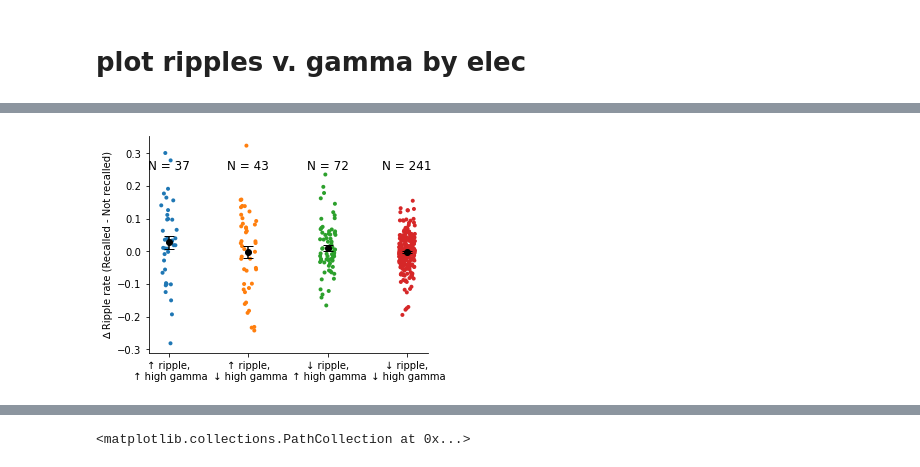
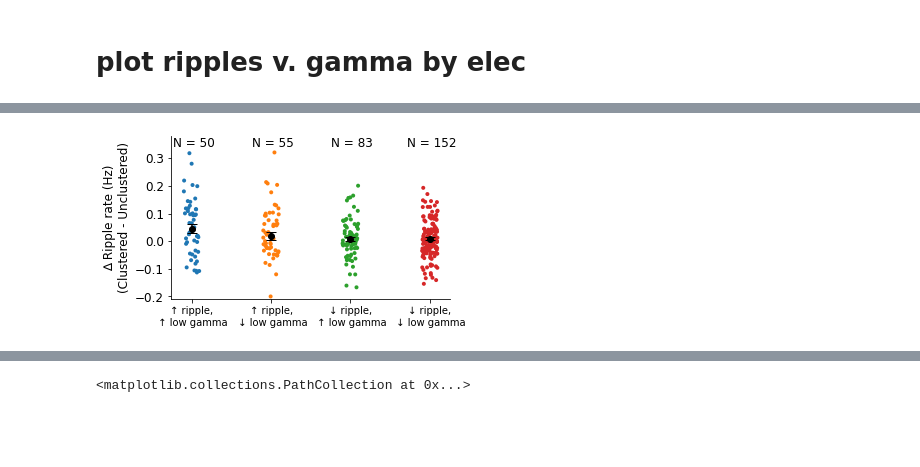
Before and after one commit to jjsakon/SWRrefactored, a Jupyter notebook: code/rippleVsGammaByElectrode.ipynb, the cells around one changed output, grey strips where cells are left out. Cells and saved outputs as stored; diff of their text form; code cells hidden in the pictures; blank space fills up the shorter version.

```diff
--- a/code/rippleVsGammaByElectrode.ipynb
+++ b/code/rippleVsGammaByElectrode.ipynb
@@ -41,14 +41,14 @@ The autoreload extension is already loaded. To reload it, use:
   %reload_ext autoreload
 # %%
 # for now the plotting code only works with one region at a time
-region_name = ['ENT'] # ['ENT'] # ['AMY'] ['HPC']
-subregion = [''] #['ca1'] # can use [''] to select ALL subregions
+region_name = ['HPC'] # ['ENT'] # ['AMY'] ['HPC']
+subregion = ['ca1'] #['ca1'] # can use [''] to select ALL subregions
 task = 'catFR1' # 'catFR1'
 savePath = f'{base}/figures/'
 
 # 1 for encoding, 0 for recall
 encoding_mode_arr = [0] #,1] #[0,1]
-freq_range_str_arr = [[2,4]] #,[7,9],[33.5,75],[80,120]] #[[33.5,75],[80,120]] #,[2,4],[7,9]] # [80,178]
+freq_range_str_arr = [[2,4],[7,9]] #,[7,9],[33.5,75],[80,120]] #[[33.5,75],[80,120]] #,[2,4],[7,9]] # [80,178]
 # these were selecetd to avoid 60 and 120 Hz using np.logspace(np.log10(30),np.log10(75),10)
 
 fs = 500 # sampling rate for raw data and ripples from createEventsForDF.py
@@ -524,9 +527,9 @@ a=1;
 # Define quadrants
 
 # 1 for low_gamma, 2 for high_gamma, 3 for high:low difference
-low_gamma_on = 2
+low_gamma_on = 1
 # 1 for clust v. not clust; 2 for recalled v. not recalled
-clust_or_recalled = 2
+clust_or_recalled = 1
 
 if low_gamma_on == 1:
     quadrant_1 = (sub_low_gamma_elecs > mean_low_gamma + num_sd_line * std_low_gamma) & \
@@ -567,9 +570,6 @@ elif low_gamma_on == 3:
     quadrant_4 = (high_low_gamma_diff < mean_diff + num_sd_line * std_diff) & \
                  (sub_ripple_elecs < mean_ripple + num_sd_line * std_ripple)
     label4 = '↓ ripple,\n ↓ diff'
-stats_labels = [
-    label.replace('↑', 'High').replace('↓', 'Low').replace(',\n ', ' ')
-    for label in labels]
 
 # Initialize lists to store delta ripple rates for each quadrant
 delta_ripple_quadrant_1 = []
@@ -622,37 +622,42 @@ delta_ripple_data = (
 )
 
 labels = (
     [label1] * len(delta_ripple_quadrant_1) +
     [label2] * len(delta_ripple_quadrant_2) +
     [label3] * len(delta_ripple_quadrant_3) +
     [label4] * len(delta_ripple_quadrant_4)
 )
+stats_labels = [
+    label.replace('↑', 'High').replace('↓', 'Low').replace(',\n ', ' ') for label in labels
+]
 
 # Plot the swarm plot
-fig, ax = plt.subplots(figsize=(5, 4))
+fig, ax = plt.subplots(figsize=(5, 3))
 sb.stripplot(x=labels, y=delta_ripple_data, ax=ax, size=4)
 
 # Plot the means and SEs over the swarm plot
 means = [mean_quadrant_1, mean_quadrant_2, mean_quadrant_3, mean_quadrant_4]
 ses = [se_quadrant_1, se_quadrant_2, se_quadrant_3, se_quadrant_4]
 x_positions = [0, 1, 2, 3]
 
 ax.errorbar(x_positions, means, yerr=ses, fmt='o', color='black', capsize=5, zorder=10)
 
 # Add "N = XXX" over the top of each bar
 num_electrodes = [len(delta_ripple_quadrant_1), len(delta_ripple_quadrant_2), len(delta_ripple_quadrant_3), len(delta_ripple_quadrant_4)]
 for i, num in enumerate(num_electrodes):
-    ax.text(i, 0.25, f'N = {num}', ha='center', fontsize=12, color='black')
+    ax.text(i+0.025, 0.34, f'N = {num}', ha='center', fontsize=12, color='black')
 
 if clust_or_recalled == 1:
-    ax.set_ylabel('∆ Ripple rate (Clustered - Unclustered)')
+    ax.set_ylabel('∆ Ripple rate (Hz)\n(Clustered - Unclustered)')
 else:
     ax.set_ylabel('∆ Ripple rate (Recalled - Not recalled)')
 # ax.set_title('Delta Ripple Rate by Quadrant')
+ax.set_ylim(-0.21,0.38)
+ax.tick_params(axis='x', labelsize=10)
 ax.spines['top'].set_visible(False); ax.spines['right'].set_visible(False)
 plt.show();
 # %% [output]
-[figure, old version]
+[figure, new version]
 # %%
 import statsmodels.formula.api as smf
 
```
Also changed, not shown: parts of 10 cells of this notebook, 1 other file.
